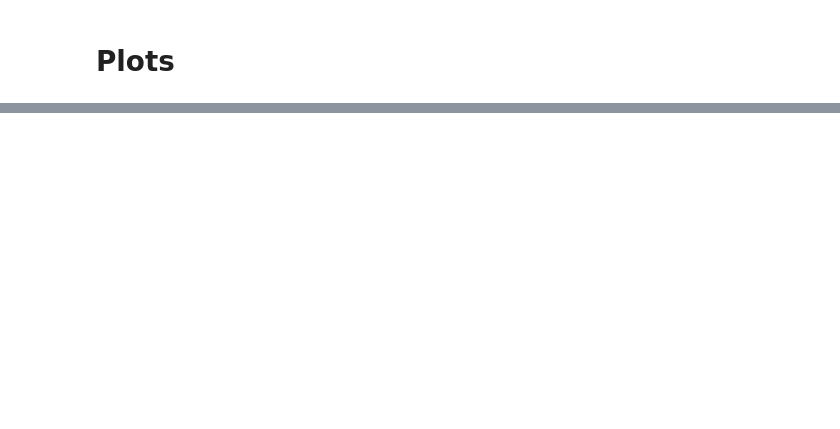
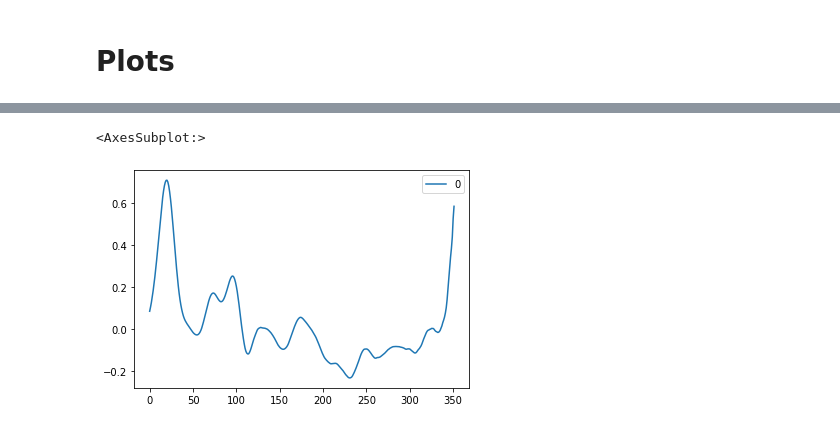
Before and after one commit to epfl-ada/ada-2021-project-data-alchemy, a Jupyter notebook: process.ipynb, the cells around one changed output, grey strips where cells are left out. Drawn from its saved outputs; the diff is of its cells as text; code cells hidden in the pictures; blank space fills up the shorter version.

```diff
--- a/process.ipynb
+++ b/process.ipynb
@@ -119,0 +150,9 @@ ccf(hurr_add, clim)
+# %%
+hurr_r = dict_count_occurences['hurricane'].rolling(14).sum()[13:]
+clim_r = dict_count_occurences['climate change'].rolling(14).sum()[13:]
+
+output_ccf = pd.DataFrame(ccf(clim_r, hurr_r))
+output_ccf.plot()
+# %% [output]
+<AxesSubplot:>
+[figure, added]
```
Also changed, not shown: parts of 18 cells of this notebook, 4 other files.
